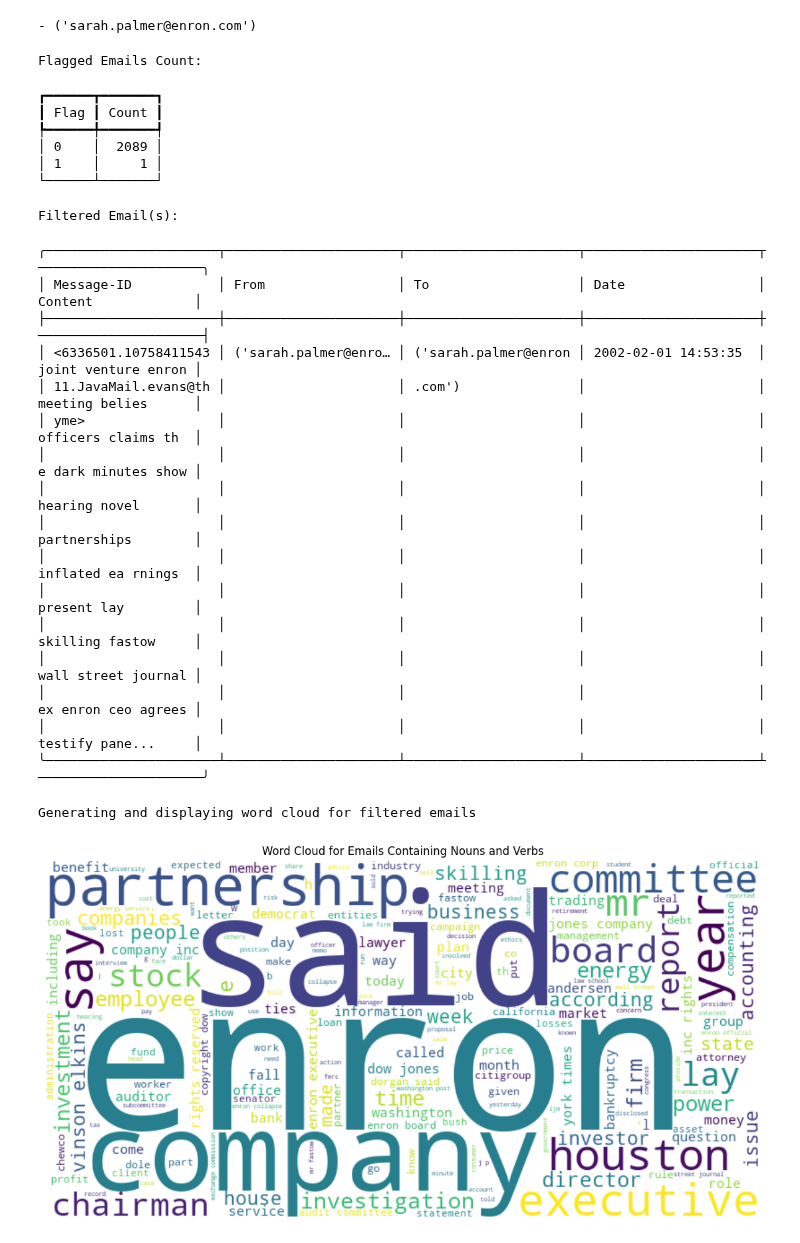
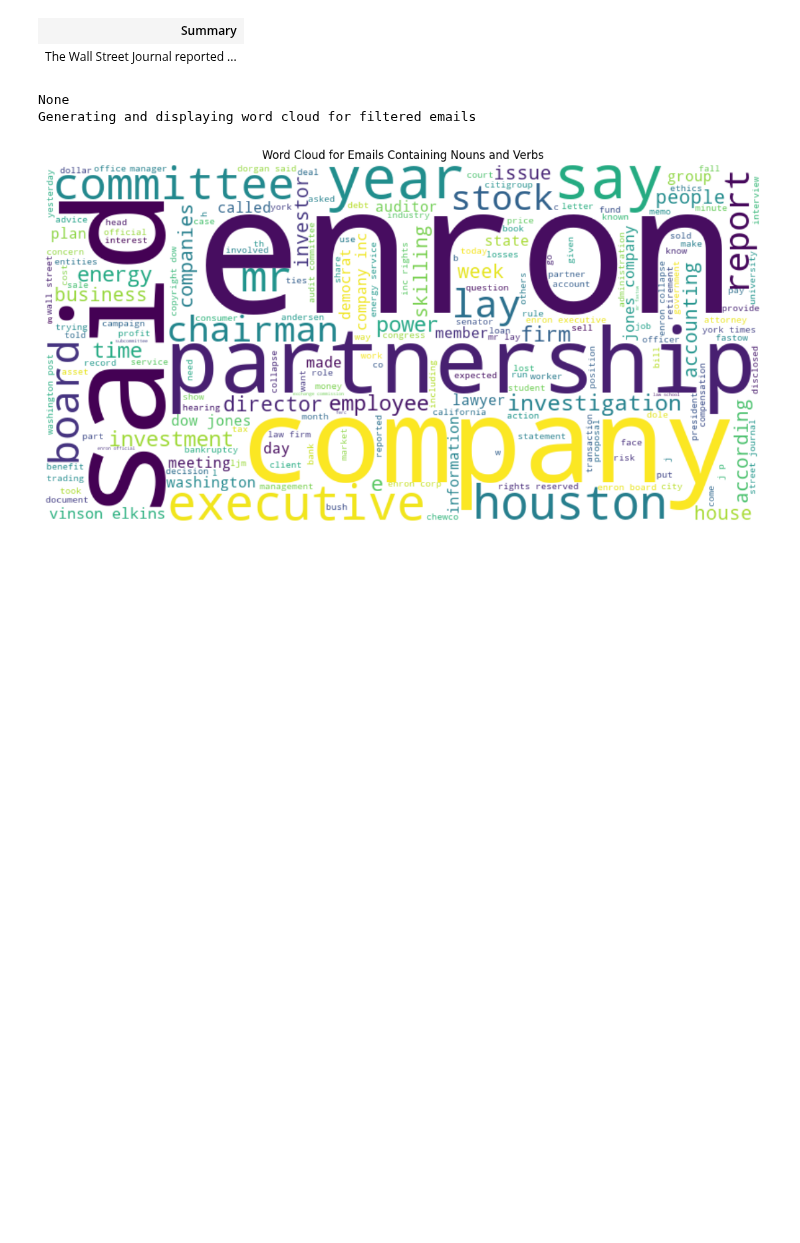
Before and after one commit to Dandata0101/mbs-fraud-detection, a Jupyter notebook: Classwork_day01.ipynb, the cells around one changed output. Cells and saved outputs as stored; diff of their text form; code cells hidden in the pictures; blank space fills up the shorter version.

```diff
--- a/Classwork_day01.ipynb
+++ b/Classwork_day01.ipynb
@@ -143,7 +43,19 @@ def generate_display_wordcloud(text):
+# %%
+import pandas as pd
+import os
+
+# Define file path
+current_directory = os.getcwd()
+csv_file_path = current_directory+ '/01-data/FD_01_enron.csv'
+
+# Read CSV file into DataFrame
+df = pd.read_csv(csv_file_path)
 # %%
+from scripts.emailfx import print_unique_senders,display_flagged_email_count,display_email_table,generate_display_wordcloud
 # Define search terms and filter rows
 search_terms = ['sell enron stock']
 filtered_emails = df[df['clean_content'].str.contains('|'.join(search_terms), na=False)]
+print
 
 # Set flag for matching search terms
 df['flag'] = df['clean_content'].str.contains('|'.join(search_terms), na=False).astype(int)
@@ -152,6 +64,10 @@ print_unique_senders(filtered_emails)
 display_flagged_email_count(df)
 display_email_table(filtered_emails)
 
+from scripts.emailsummary import summarize_text_column_with_openai_chat
+summary = summarize_text_column_with_openai_chat( filtered_emails['clean_content'],openaikey)
+print(summary)
+
 # Combine content for word cloud
 text_for_wordcloud = " ".join(email for email in filtered_emails['clean_content'].dropna())
 generate_display_wordcloud(text_for_wordcloud)
@@ -160,27 +92,5 @@ Unique Senders in Filtered Emails:
+| Summary |
+| The Wall Street Journal reported ... |
-- ('sarah.palmer@enron.com')
+None
+Generating and displaying word cloud for filtered emails
-Flagged Emails Count:
-┏━━━━━━┳━━━━━━━┓
-┃ Flag ┃ Count ┃
-┡━━━━━━╇━━━━━━━┩
-│ 0    │  2089 │
-│ 1    │     1 │
-└──────┴───────┘
-Filtered Email(s):
-╭──────────────────────┬──────────────────────┬──────────────────────┬──────────────────────┬─────────────────────╮
-│ Message-ID           │ From                 │ To                   │ Date                 │ Content             │
-├──────────────────────┼──────────────────────┼──────────────────────┼──────────────────────┼─────────────────────┤
-│ <6336501.10758411543 │ ('sarah.palmer@enro… │ ('sarah.palmer@enron │ 2002-02-01 14:53:35  │ joint venture enron │
-│ 11.JavaMail.evans@th │                      │ .com')               │                      │ meeting belies      │
-│ yme>                 │                      │                      │                      │ officers claims th  │
-│                      │                      │                      │                      │ e dark minutes show │
-│                      │                      │                      │                      │ hearing novel       │
-│                      │                      │                      │                      │ partnerships        │
-│                      │                      │                      │                      │ inflated ea rnings  │
-│                      │                      │                      │                      │ present lay         │
-│                      │                      │                      │                      │ skilling fastow     │
-│                      │                      │                      │                      │ wall street journal │
-│                      │                      │                      │                      │ ex enron ceo agrees │
-│                      │                      │                      │                      │ testify pane...     │
-╰──────────────────────┴──────────────────────┴──────────────────────┴──────────────────────┴─────────────────────╯
-Generating and displaying word cloud for filtered emails
-[figure, old version]
+[figure, new version]
```
Also changed, not shown: parts of 6 cells of this notebook, 6 other files.
